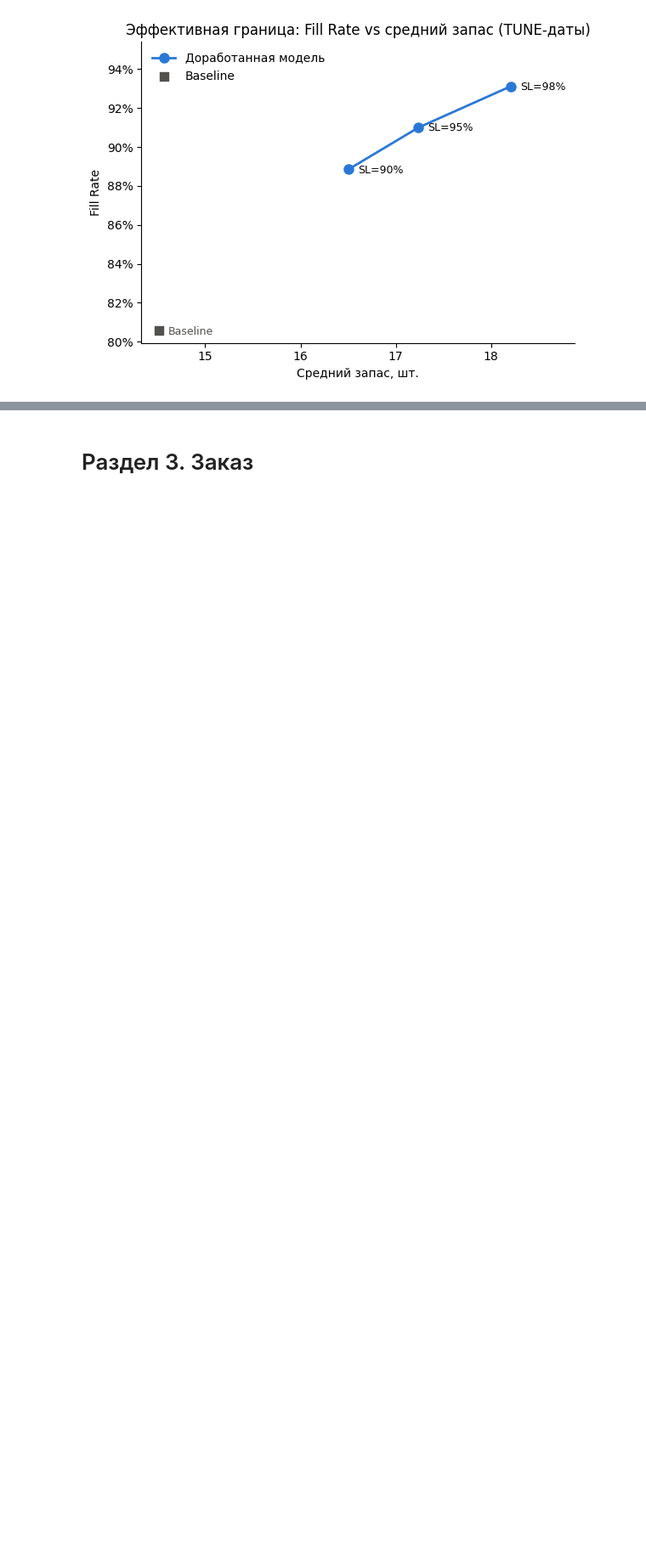
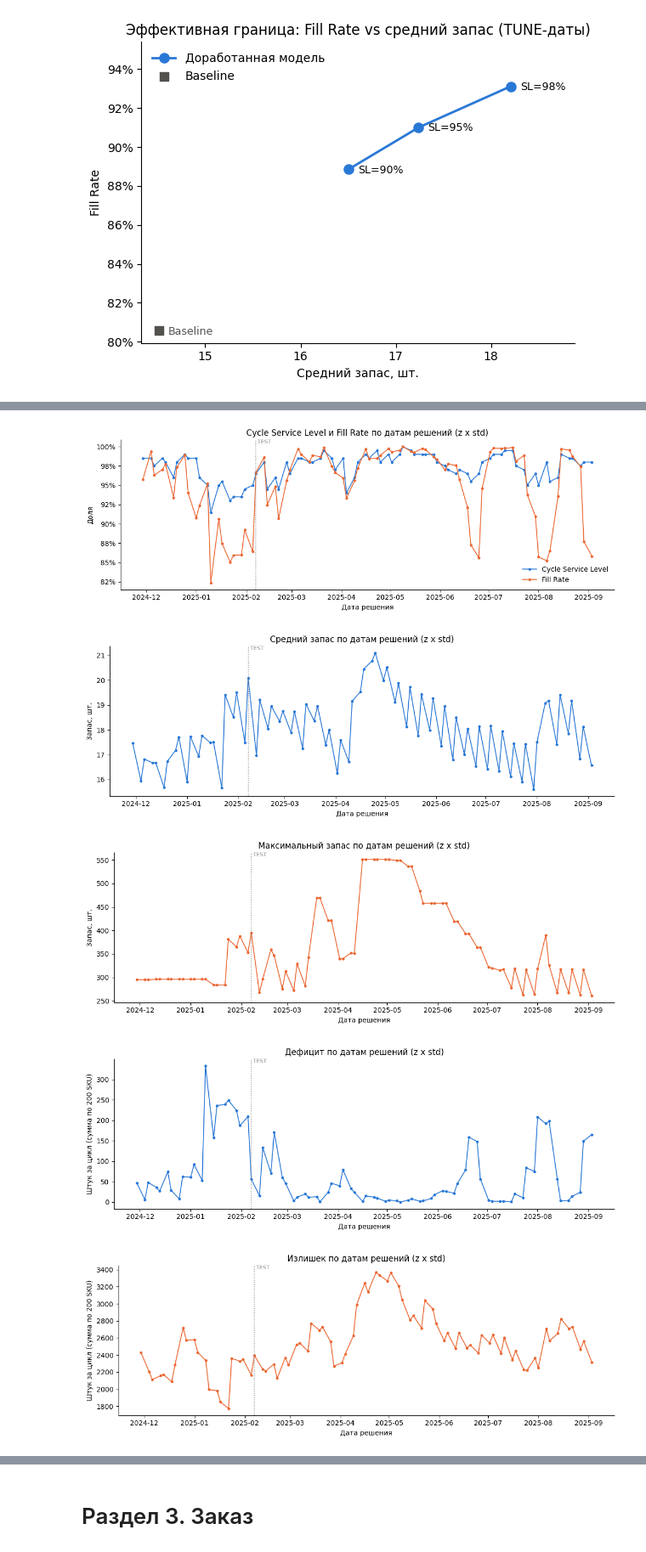
Before and after one commit to Viktor-VK/reorder-model, a Jupyter notebook: notebooks/reorder_model.ipynb, the cells around one changed output, grey strips where cells are left out. Shown at 85% size. Saved outputs shown, nothing was run; the diff lists cells and outputs as text; code cells hidden in the pictures; blank space fills up the shorter version.

```diff
--- a/notebooks/reorder_model.ipynb
+++ b/notebooks/reorder_model.ipynb
@@ -1463,0 +1570,9 @@ plot_efficiency_frontier(
+# %%
+# Решения доработанной модели на всех 80 контрольных датах разом - нужно для графиков
+# динамики ниже. Итоговые метрики (сводная таблица сравнения, чувствительность) по-прежнему
+# считаются только на TEST/TUNE по отдельности - это разворачивание тех же решений во времени,
+# а не третий вид проверки.
+main_model_decisions_df = build_decisions(control_dates_df, get_S_with_safety_stock, service_level=SERVICE_LEVEL)
+
+print("Строк (SKU x все контрольные даты):", len(main_model_decisions_df))
+main_model_decisions_df.head()
@@ -1463,0 +1591,10 @@ plot_efficiency_frontier(
+# %%
+per_date_metrics_df = pd.concat(
+    [
+        compute_metrics(main_model_decisions_df[main_model_decisions_df["control_date"] == d], d)
+        for d in control_dates_df["OrderDate"]
+    ],
+    ignore_index=True,
+).rename(columns={"model": "control_date"})
+
+per_date_metrics_df.head()
@@ -1463,0 +1612,40 @@ plot_efficiency_frontier(
+# %%
+test_start_date = test_dates_df["OrderDate"].min()
+
+plot_metric_pair_over_time(
+    per_date_metrics_df, "cycle_service_level", "Cycle Service Level", "fill_rate", "Fill Rate",
+    "Доля", "Cycle Service Level и Fill Rate по датам решений (z x std)", as_percent=True,
+    mark_date=test_start_date, mark_label="TEST",
+)
+
+# Средний и максимальный запас различаются в 20-30 раз - на одной оси средний становится
+# не виден (см. markdown у plot_metric_over_time), поэтому здесь два отдельных графика,
+# а не пара на одной оси.
+plot_metric_over_time(
+    per_date_metrics_df, "avg_inventory", "Средний запас", "Запас, шт.",
+    "Средний запас по датам решений (z x std)", color="#2a78d6",
+    mark_date=test_start_date, mark_label="TEST",
+)
+plot_metric_over_time(
+    per_date_metrics_df, "max_inventory", "Максимальный запас", "Запас, шт.",
+    "Максимальный запас по датам решений (z x std)", color="#eb6834",
+    mark_date=test_start_date, mark_label="TEST",
+)
+
+# Та же причина - дефицит и излишек различаются в 10-40 раз.
+plot_metric_over_time(
+    per_date_metrics_df, "total_shortfall", "Дефицит", "Штук за цикл (сумма по 200 SKU)",
+    "Дефицит по датам решений (z x std)", color="#2a78d6",
+    mark_date=test_start_date, mark_label="TEST",
+)
+plot_metric_over_time(
+    per_date_metrics_df, "total_excess", "Излишек", "Штук за цикл (сумма по 200 SKU)",
+    "Излишек по датам решений (z x std)", color="#eb6834",
+    mark_date=test_start_date, mark_label="TEST",
+)
+# %% [output]
+[figure, added]
+[figure, added]
+[figure, added]
+[figure, added]
+[figure, added]
```
Also changed, not shown: parts of 15 cells of this notebook, 1 other file.
